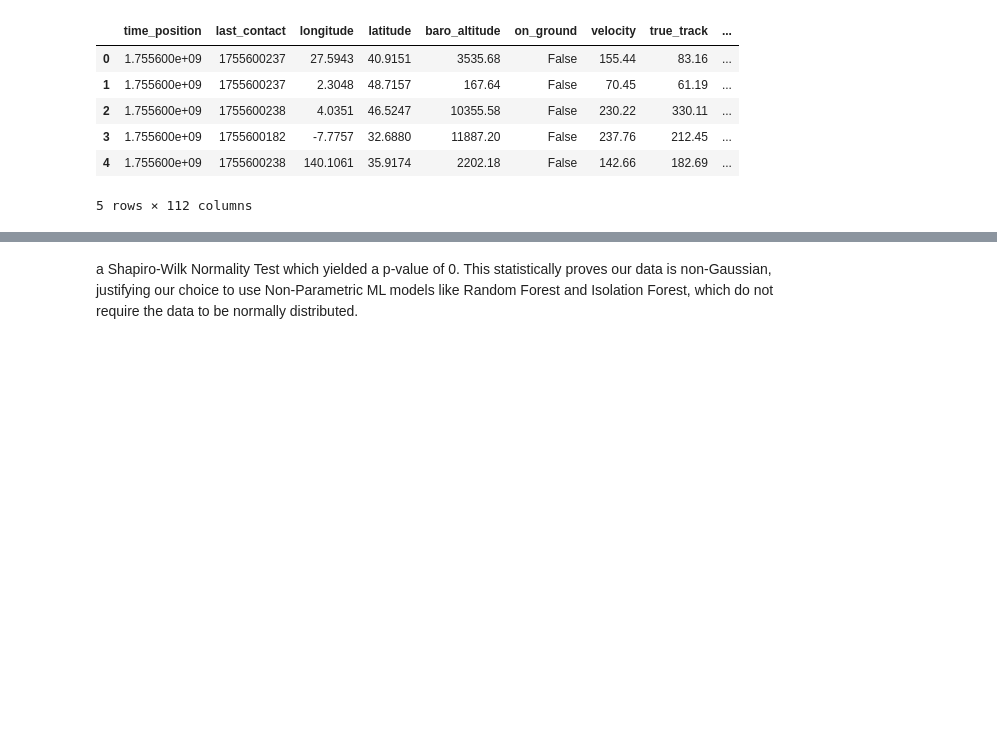
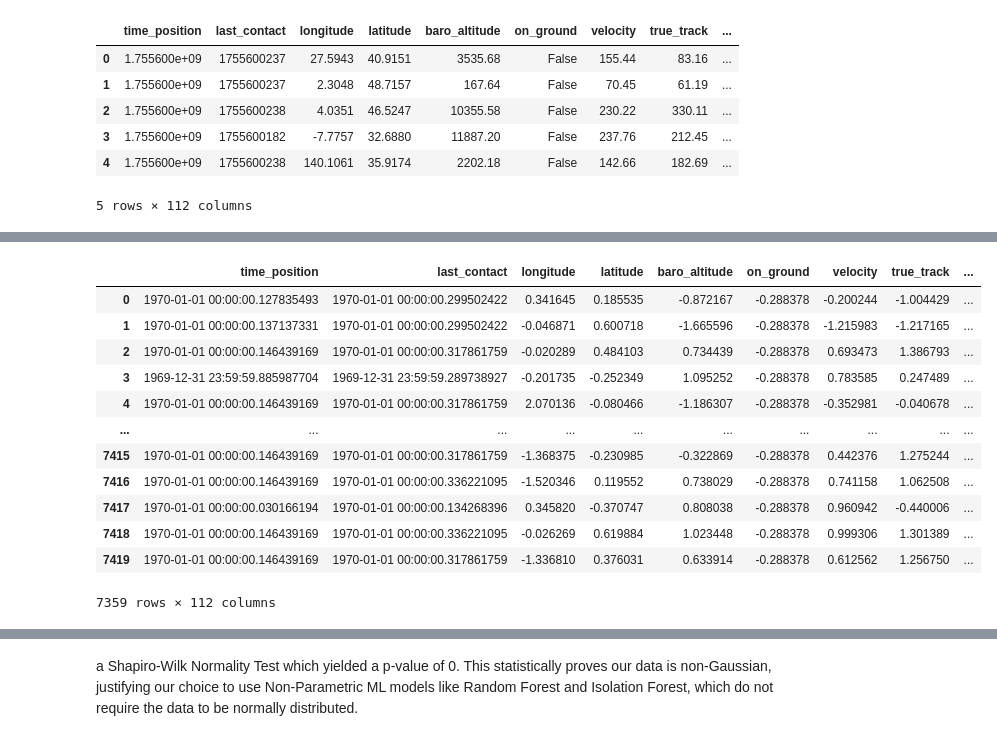
Before and after one commit to mrunmayee3108/airspace-monitoring-system, a Jupyter notebook: code.ipynb, the cells around one changed output, grey strips where cells are left out. Drawn from its saved outputs; the diff is of its cells as text; code cells hidden in the pictures; blank space fills up the shorter version.

Commit message:
preprocessing and datasets saved

```diff
--- a/code.ipynb
+++ b/code.ipynb
@@ -272,8 +272,3 @@ df_cleaned.head()
 | 3 | 1.755600e+09 | 1755600182 | -7.7757 | 32.6880 | 11887.20 | False | 237.76 | 212.45 | ... |
 | 4 | 1.755600e+09 | 1755600238 | 140.1061 | 35.9174 | 2202.18 | False | 142.66 | 182.69 | ... |
 5 rows × 112 columns
-# %%
-from sklearn.preprocessing import StandardScaler
-sc=StandardScaler()
-features=['velocity', 'baro_altitude', 'on_ground', 'geo_altitude', 'vertical_rate', 'true_track','longitude', 'latitude','time_position','last_contact']
-df_cleaned[features]=sc.fit_transform(df_cleaned[features])
@@ -295,0 +275,4 @@ df_cleaned
+# %%
+df_cleaned["time_position"] = pd.to_datetime(df_cleaned["time_position"], unit="s")
+df_cleaned["last_contact"] = pd.to_datetime(df_cleaned["last_contact"], unit="s")
+df_cleaned.dtypes
@@ -295,0 +294,18 @@ df_cleaned
+# %%
+ml_df = df_cleaned.copy()
+# %%
+ml_df
+# %% [output]
+|  | time_position | last_contact | longitude | latitude | baro_altitude | on_ground | velocity | true_track | ... |
+| 0 | 1970-01-01 00:00:00.127835493 | 1970-01-01 00:00:00.299502422 | 0.341645 | 0.185535 | -0.872167 | -0.288378 | -0.200244 | -1.004429 | ... |
+| 1 | 1970-01-01 00:00:00.137137331 | 1970-01-01 00:00:00.299502422 | -0.046871 | 0.600718 | -1.665596 | -0.288378 | -1.215983 | -1.217165 | ... |
+| 2 | 1970-01-01 00:00:00.146439169 | 1970-01-01 00:00:00.317861759 | -0.020289 | 0.484103 | 0.734439 | -0.288378 | 0.693473 | 1.386793 | ... |
+| 3 | 1969-12-31 23:59:59.885987704 | 1969-12-31 23:59:59.289738927 | -0.201735 | -0.252349 | 1.095252 | -0.288378 | 0.783585 | 0.247489 | ... |
+| 4 | 1970-01-01 00:00:00.146439169 | 1970-01-01 00:00:00.317861759 | 2.070136 | -0.080466 | -1.186307 | -0.288378 | -0.352981 | -0.040678 | ... |
+| ... | ... | ... | ... | ... | ... | ... | ... | ... | ... |
+| 7415 | 1970-01-01 00:00:00.146439169 | 1970-01-01 00:00:00.317861759 | -1.368375 | -0.230985 | -0.322869 | -0.288378 | 0.442376 | 1.275244 | ... |
+| 7416 | 1970-01-01 00:00:00.146439169 | 1970-01-01 00:00:00.336221095 | -1.520346 | 0.119552 | 0.738029 | -0.288378 | 0.741158 | 1.062508 | ... |
+| 7417 | 1970-01-01 00:00:00.030166194 | 1970-01-01 00:00:00.134268396 | 0.345820 | -0.370747 | 0.808038 | -0.288378 | 0.960942 | -0.440006 | ... |
+| 7418 | 1970-01-01 00:00:00.146439169 | 1970-01-01 00:00:00.336221095 | -0.026269 | 0.619884 | 1.023448 | -0.288378 | 0.999306 | 1.301389 | ... |
+| 7419 | 1970-01-01 00:00:00.146439169 | 1970-01-01 00:00:00.317861759 | -1.336810 | 0.376031 | 0.633914 | -0.288378 | 0.612562 | 1.256750 | ... |
+7359 rows × 112 columns
```
Also changed, not shown: parts of 13 cells of this notebook, 3 other files.
